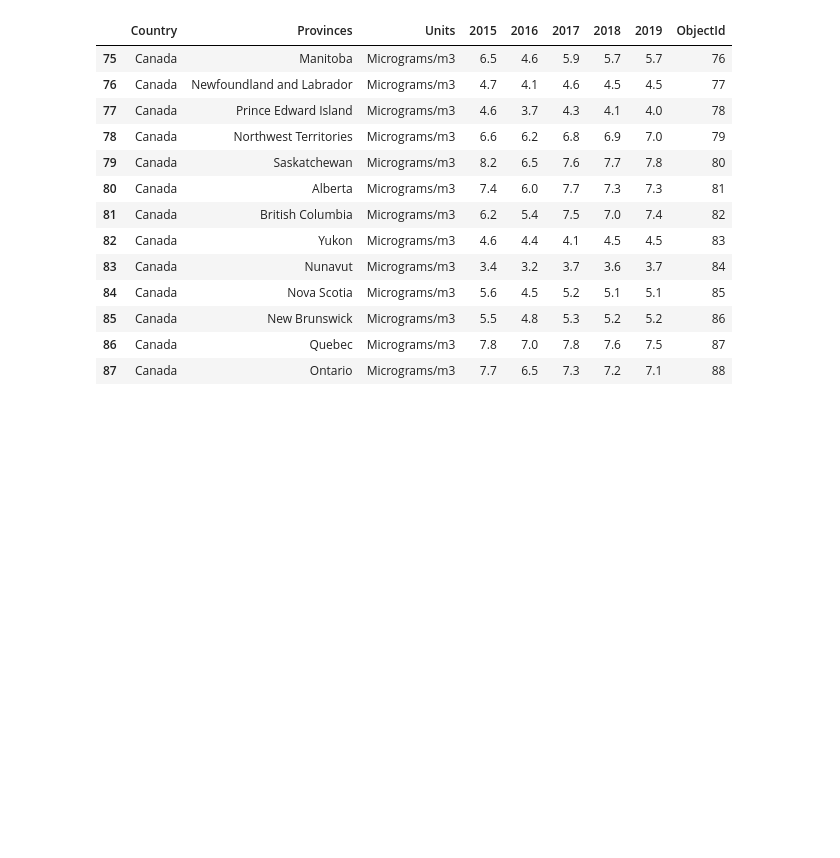
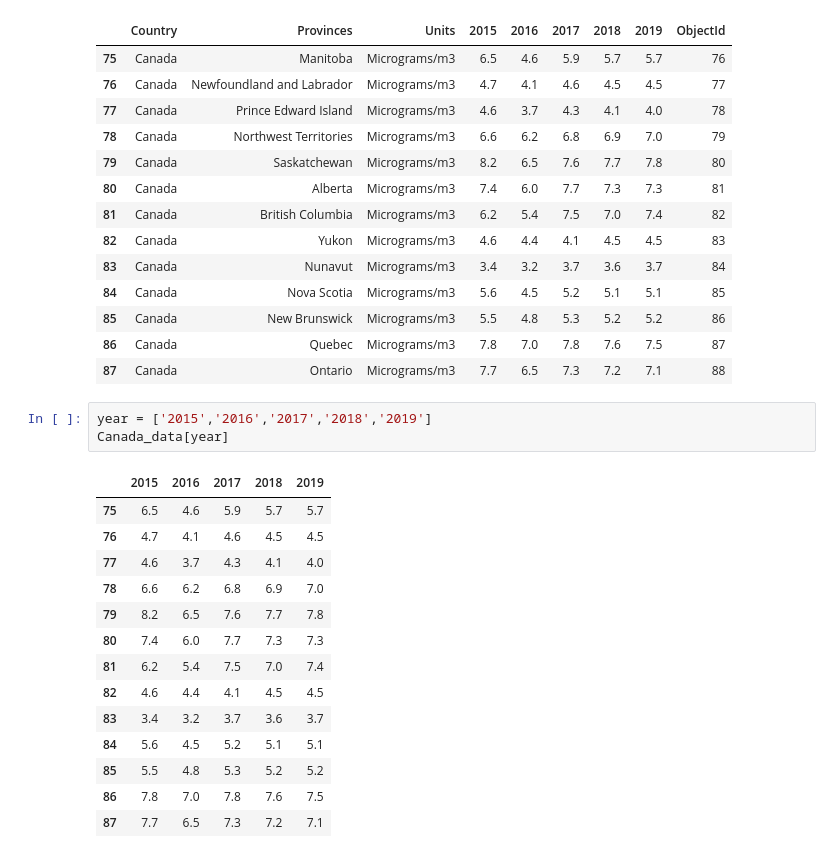
Before and after one commit to mbexhrs3/Urban_Data_Analysis, a Jupyter notebook: Urban_Data_Analysis.ipynb, the cells around one changed output. Drawn from its saved outputs; the diff is of its cells as text; blank space fills up the shorter version.

```diff
--- a/Urban_Data_Analysis.ipynb
+++ b/Urban_Data_Analysis.ipynb
@@ -80,3 +80,21 @@ Canada_data
 | 85 | Canada | New Brunswick | Micrograms/m3 | 5.5 | 4.8 | 5.3 | 5.2 | 5.2 | 86 |
 | 86 | Canada | Quebec | Micrograms/m3 | 7.8 | 7.0 | 7.8 | 7.6 | 7.5 | 87 |
 | 87 | Canada | Ontario | Micrograms/m3 | 7.7 | 6.5 | 7.3 | 7.2 | 7.1 | 88 |
+# %%
+year = ['2015','2016','2017','2018','2019']
+Canada_data[year]
+# %% [output]
+|  | 2015 | 2016 | 2017 | 2018 | 2019 |
+| 75 | 6.5 | 4.6 | 5.9 | 5.7 | 5.7 |
+| 76 | 4.7 | 4.1 | 4.6 | 4.5 | 4.5 |
+| 77 | 4.6 | 3.7 | 4.3 | 4.1 | 4.0 |
+| 78 | 6.6 | 6.2 | 6.8 | 6.9 | 7.0 |
+| 79 | 8.2 | 6.5 | 7.6 | 7.7 | 7.8 |
+| 80 | 7.4 | 6.0 | 7.7 | 7.3 | 7.3 |
+| 81 | 6.2 | 5.4 | 7.5 | 7.0 | 7.4 |
+| 82 | 4.6 | 4.4 | 4.1 | 4.5 | 4.5 |
+| 83 | 3.4 | 3.2 | 3.7 | 3.6 | 3.7 |
+| 84 | 5.6 | 4.5 | 5.2 | 5.1 | 5.1 |
+| 85 | 5.5 | 4.8 | 5.3 | 5.2 | 5.2 |
+| 86 | 7.8 | 7.0 | 7.8 | 7.6 | 7.5 |
+| 87 | 7.7 | 6.5 | 7.3 | 7.2 | 7.1 |
```
Also changed, not shown: parts of 1 cell of this notebook.
